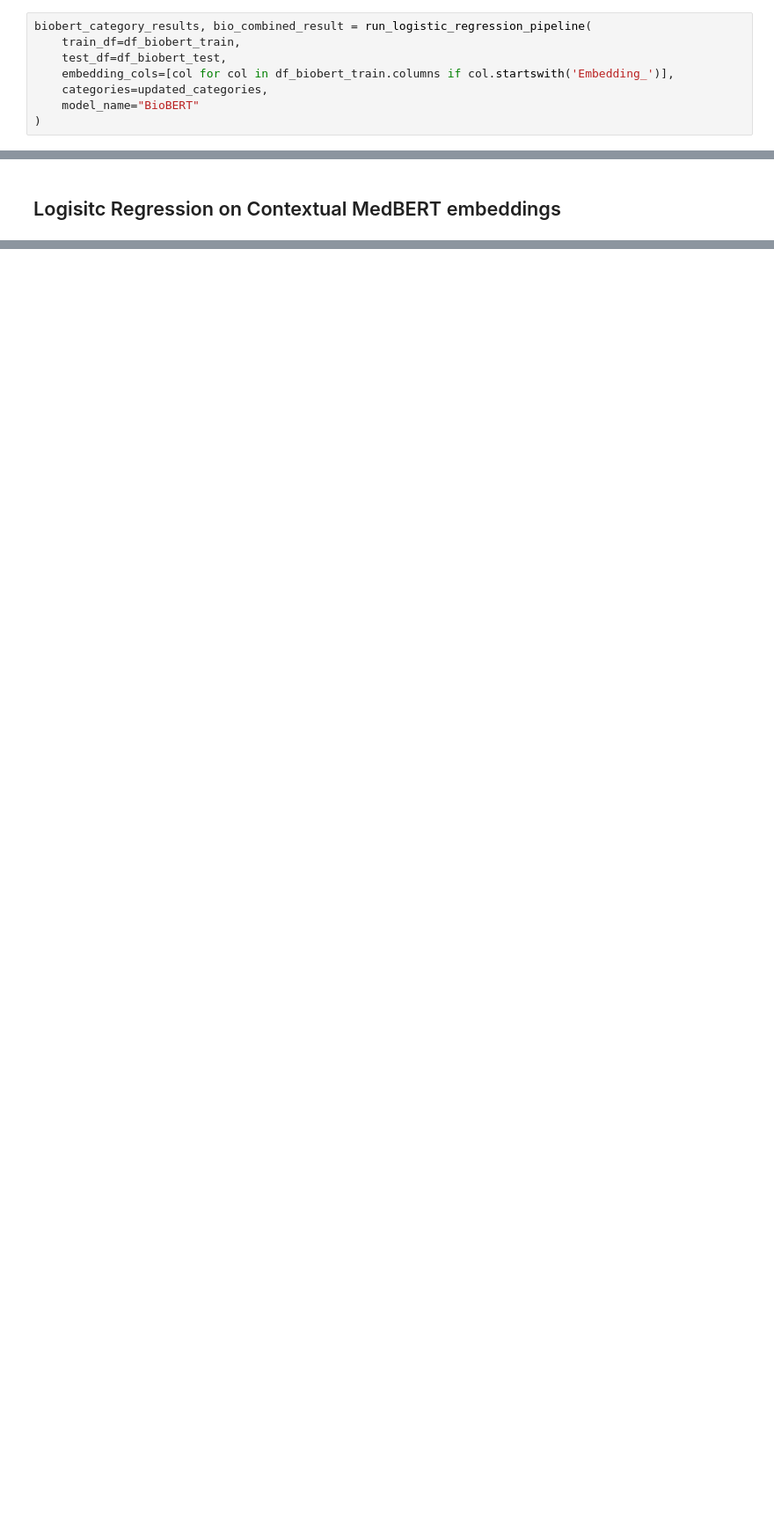
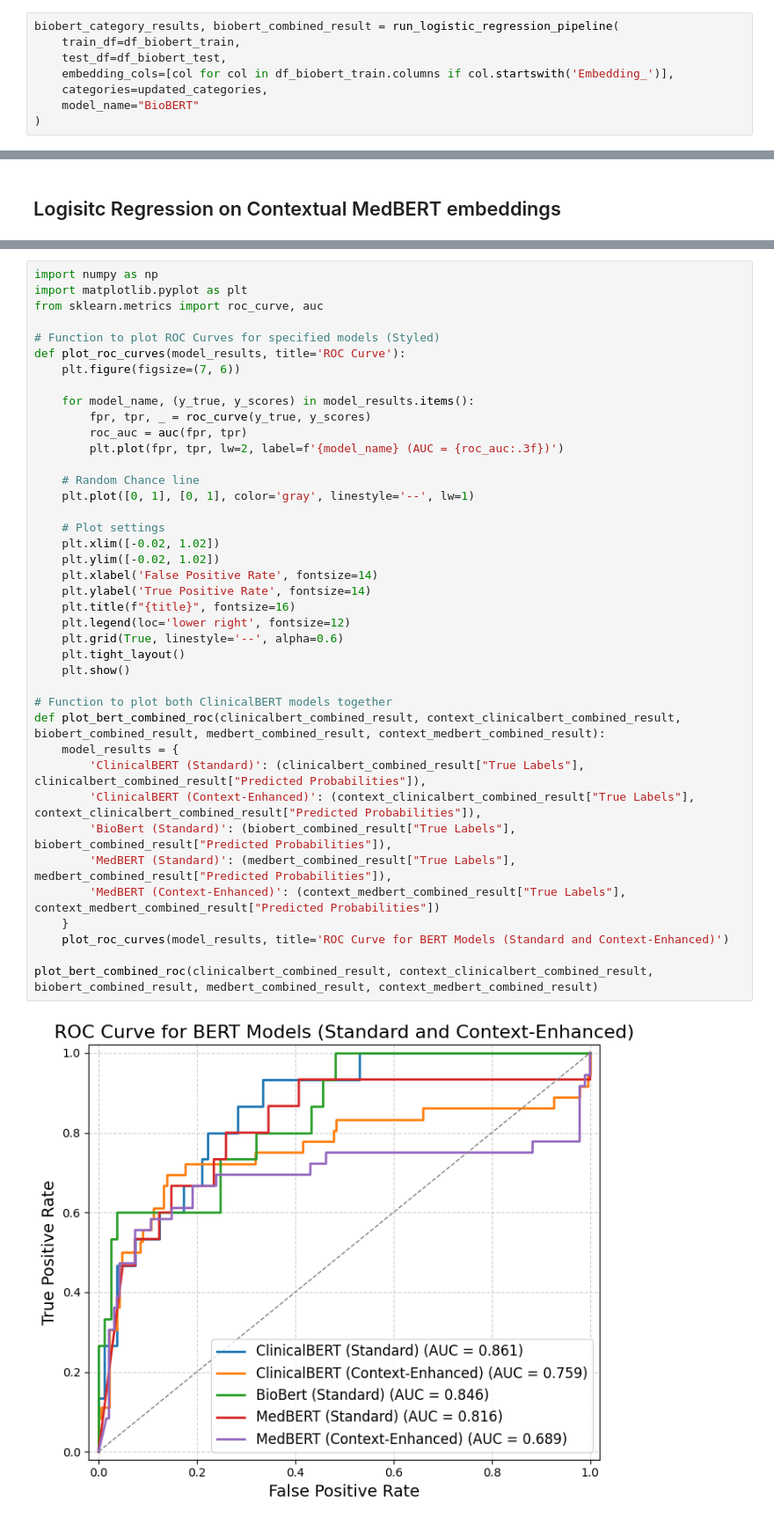
Before and after one commit to LisanKuruppu/bacheloroppgave, a Jupyter notebook: Logisitc_Analysis.ipynb, the cells around one changed output, grey strips where cells are left out. Shown at 88% size. Drawn from its saved outputs; the diff is of its cells as text; blank space fills up the shorter version.

```diff
--- a/Logisitc_Analysis.ipynb
+++ b/Logisitc_Analysis.ipynb
@@ -705,7 +951,7 @@ F1-score: Mean = 0.5604, 95% CI = [0.5517, 0.5814]
 # %% [markdown]
 ## Logistic Regression on BioBert embeddings
 # %%
-biobert_category_results, bio_combined_result = run_logistic_regression_pipeline(
+biobert_category_results, biobert_combined_result = run_logistic_regression_pipeline(
     train_df=df_biobert_train,
     test_df=df_biobert_test,
     embedding_cols=[col for col in df_biobert_train.columns if col.startswith('Embedding_')],
@@ -894,0 +1224,42 @@ F1-score: Mean = 0.5705, 95% CI = [0.5588, 0.5882]
+# %%
+import numpy as np
+import matplotlib.pyplot as plt
+from sklearn.metrics import roc_curve, auc
+
+# Function to plot ROC Curves for specified models (Styled)
+def plot_roc_curves(model_results, title='ROC Curve'):
+    plt.figure(figsize=(7, 6))
+
+    for model_name, (y_true, y_scores) in model_results.items():
+        fpr, tpr, _ = roc_curve(y_true, y_scores)
+        roc_auc = auc(fpr, tpr)
+        plt.plot(fpr, tpr, lw=2, label=f'{model_name} (AUC = {roc_auc:.3f})')
+
+    # Random Chance line
+    plt.plot([0, 1], [0, 1], color='gray', linestyle='--', lw=1)
+
+    # Plot settings
+    plt.xlim([-0.02, 1.02])
+    plt.ylim([-0.02, 1.02])
+    plt.xlabel('False Positive Rate', fontsize=14)
+    plt.ylabel('True Positive Rate', fontsize=14)
+    plt.title(f"{title}", fontsize=16)
+    plt.legend(loc='lower right', fontsize=12)
+    plt.grid(True, linestyle='--', alpha=0.6)
+    plt.tight_layout()
+    plt.show()
+
+# Function to plot both ClinicalBERT models together
+def plot_bert_combined_roc(clinicalbert_combined_result, context_clinicalbert_combined_result, biobert_combined_result, medbert_combined_result, context_medbert_combined_result):
+    model_results = {
+        'ClinicalBERT (Standard)': (clinicalbert_combined_result["True Labels"], clinicalbert_combined_result["Predicted Probabilities"]),
+        'ClinicalBERT (Context-Enhanced)': (context_clinicalbert_combined_result["True Labels"], context_clinicalbert_combined_result["Predicted Probabilities"]),
+        'BioBert (Standard)': (biobert_combined_result["True Labels"], biobert_combined_result["Predicted Probabilities"]),
+        'MedBERT (Standard)': (medbert_combined_result["True Labels"], medbert_combined_result["Predicted Probabilities"]),
+        'MedBERT (Context-Enhanced)': (context_medbert_combined_result["True Labels"], context_medbert_combined_result["Predicted Probabilities"])
+    }
+    plot_roc_curves(model_results, title='ROC Curve for BERT Models (Standard and Context-Enhanced)')
+
+plot_bert_combined_roc(clinicalbert_combined_result, context_clinicalbert_combined_result, biobert_combined_result, medbert_combined_result, context_medbert_combined_result)
+# %% [output]
+[figure, added]
```
Also changed, not shown: parts of 22 cells of this notebook, 19 other files.
